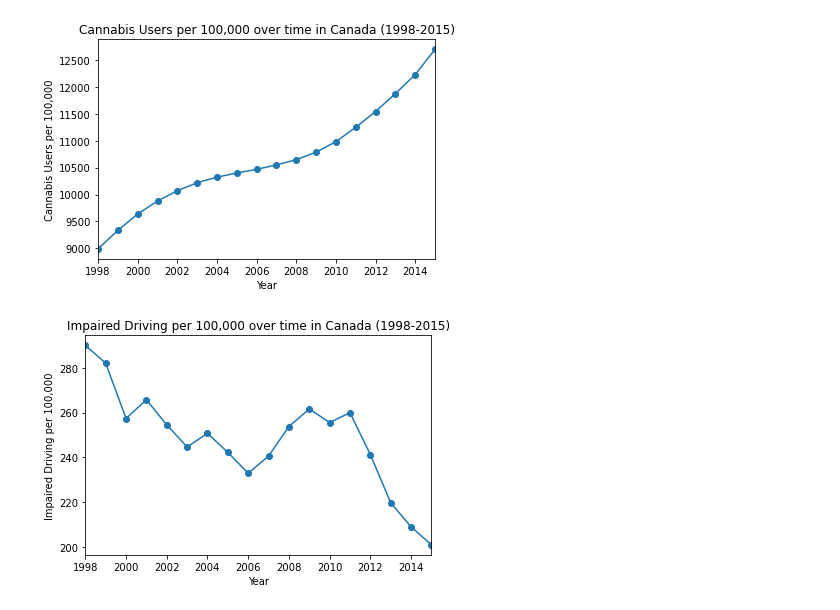
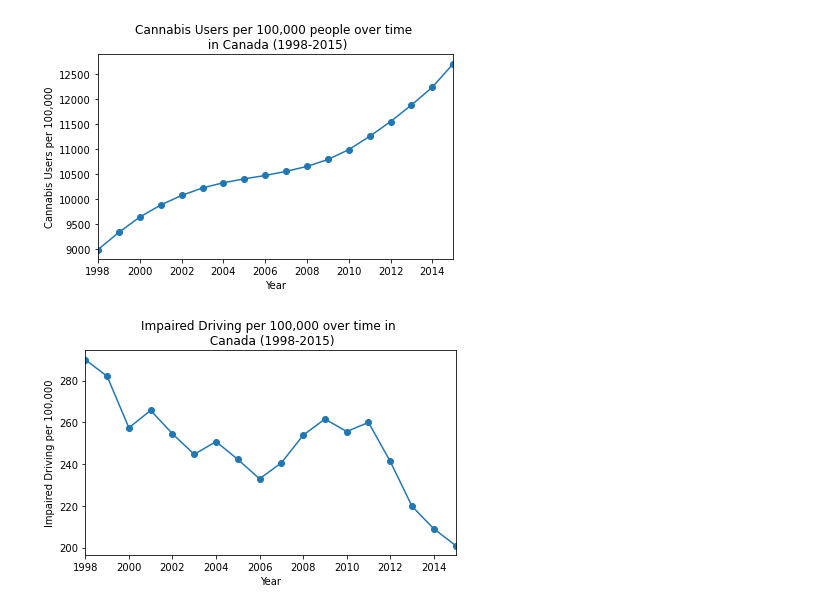
Before and after one commit to MattDavies1/Data-Bootcamp-Project, a Jupyter notebook: Cannabis_ImpairedDriving.ipynb, the cells around one changed output. Drawn from its saved outputs; the diff is of its cells as text; code cells hidden in the pictures.

```diff
--- a/Cannabis_ImpairedDriving.ipynb
+++ b/Cannabis_ImpairedDriving.ipynb
@@ -78,18 +78,19 @@ complete = complete.rename(columns={
 # %%
 #Establish variables
 x_axis = complete["Date"]
 y_axis = complete["Cannabis Users per 100,000"]
 
 #Create scatter plot
 plt.plot(x_axis, y_axis, marker="o")
-plt.title("Cannabis Users per 100,000 over time in Canada (1998-2015)")
+plt.title("Cannabis Users per 100,000 people over time \n in Canada (1998-2015)")
 plt.xlabel("Year")
 plt.ylabel("Cannabis Users per 100,000")
 plt.tight_layout()
 plt.xlim(1998,2015)
+plt.savefig(os.path.join("Output", "CanUsers"), dpi=150)
 plt.show()
 # %% [output]
-[figure, old version]
+[figure, new version]
 # %%
 #Establish variables
 x_axis = complete["Date"]
@@ -97,14 +98,15 @@ y_axis = complete["Impaired Driving per 100,000"]
 
 #Create scatter plot
 plt.plot(x_axis, y_axis, marker="o")
-plt.title("Impaired Driving per 100,000 over time in Canada (1998-2015)")
+plt.title("Impaired Driving per 100,000 over time in \n Canada (1998-2015)")
 plt.xlabel("Year")
 plt.ylabel("Impaired Driving per 100,000")
 plt.xlim(1998,2015)
 plt.tight_layout()
+plt.savefig(os.path.join("Output", "Impaired(2015)"), dpi=150)
 plt.show()
 # %% [output]
-[figure, old version]
+[figure, new version]
 # %%
 #Linear regression and correlation
 x_axis = complete["Cannabis Users per 100,000"]
```
Also changed, not shown: parts of 1 cell of this notebook, 15 other files.
